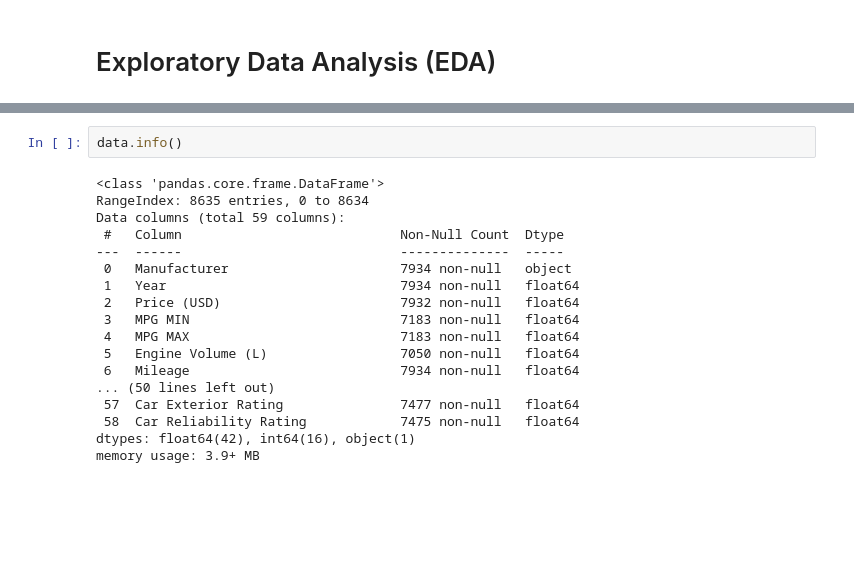
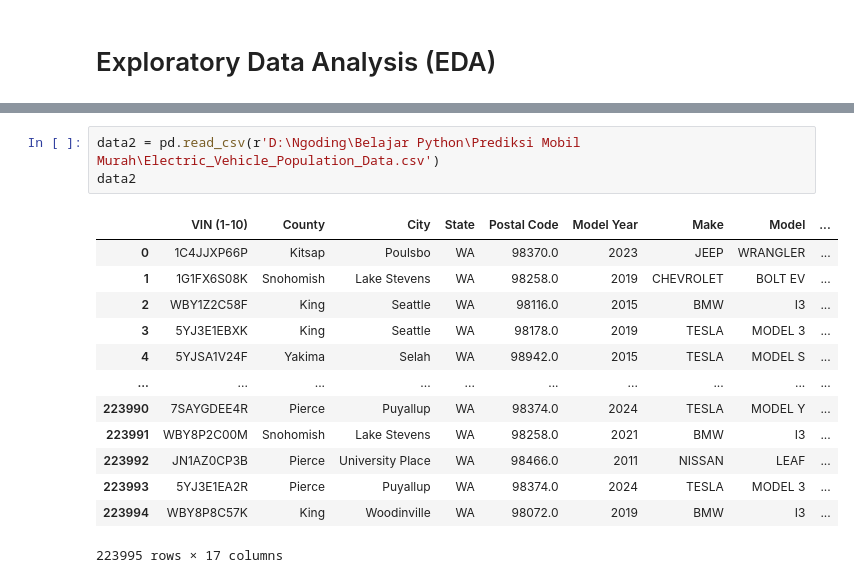
Before and after one commit to FadhRach/Legowo, a Jupyter notebook: Mobil.ipynb, the cells around one changed output, grey strips where cells are left out. Drawn from its saved outputs; the diff is of its cells as text; blank space fills up the shorter version.

Commit message:
add electric vehicle car

```diff
--- a/Mobil.ipynb
+++ b/Mobil.ipynb
@@ -48,20 +28,17 @@ print(data.head())
-# %%
-data.info()
-# %% [output]
-<class 'pandas.core.frame.DataFrame'>
-RangeIndex: 8635 entries, 0 to 8634
-Data columns (total 59 columns):
- #   Column                            Non-Null Count  Dtype
----  ------                            --------------  -----
- 0   Manufacturer                      7934 non-null   object
- 1   Year                              7934 non-null   float64
- 2   Price (USD)                       7932 non-null   float64
- 3   MPG MIN                           7183 non-null   float64
- 4   MPG MAX                           7183 non-null   float64
- 5   Engine Volume (L)                 7050 non-null   float64
- 6   Mileage                           7934 non-null   float64
-... (50 lines left out)
- 57  Car Exterior Rating               7477 non-null   float64
- 58  Car Reliability Rating            7475 non-null   float64
-dtypes: float64(42), int64(16), object(1)
-memory usage: 3.9+ MB
+# %%
+data2 = pd.read_csv(r'D:\Ngoding\Belajar Python\Prediksi Mobil Murah\Electric_Vehicle_Population_Data.csv')
+data2
+# %% [output]
+|  | VIN (1-10) | County | City | State | Postal Code | Model Year | Make | Model | ... |
+| 0 | 1C4JJXP66P | Kitsap | Poulsbo | WA | 98370.0 | 2023 | JEEP | WRANGLER | ... |
+| 1 | 1G1FX6S08K | Snohomish | Lake Stevens | WA | 98258.0 | 2019 | CHEVROLET | BOLT EV | ... |
+| 2 | WBY1Z2C58F | King | Seattle | WA | 98116.0 | 2015 | BMW | I3 | ... |
+| 3 | 5YJ3E1EBXK | King | Seattle | WA | 98178.0 | 2019 | TESLA | MODEL 3 | ... |
+| 4 | 5YJSA1V24F | Yakima | Selah | WA | 98942.0 | 2015 | TESLA | MODEL S | ... |
+| ... | ... | ... | ... | ... | ... | ... | ... | ... | ... |
+| 223990 | 7SAYGDEE4R | Pierce | Puyallup | WA | 98374.0 | 2024 | TESLA | MODEL Y | ... |
+| 223991 | WBY8P2C00M | Snohomish | Lake Stevens | WA | 98258.0 | 2021 | BMW | I3 | ... |
+| 223992 | JN1AZ0CP3B | Pierce | University Place | WA | 98466.0 | 2011 | NISSAN | LEAF | ... |
+| 223993 | 5YJ3E1EA2R | Pierce | Puyallup | WA | 98374.0 | 2024 | TESLA | MODEL 3 | ... |
+| 223994 | WBY8P8C57K | King | Woodinville | WA | 98072.0 | 2019 | BMW | I3 | ... |
+223995 rows × 17 columns
```
Also changed, not shown: parts of 4 cells of this notebook, 1 other file.
